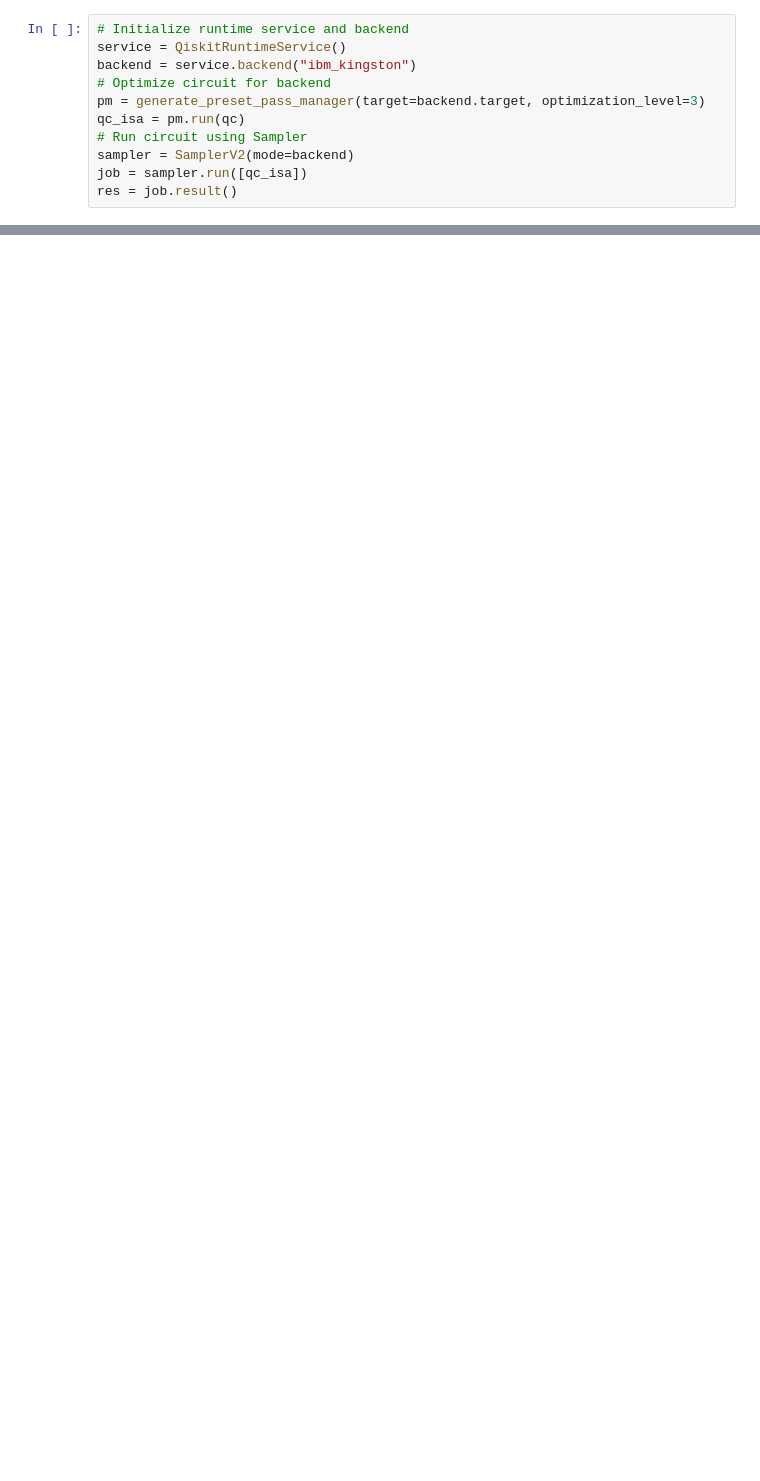
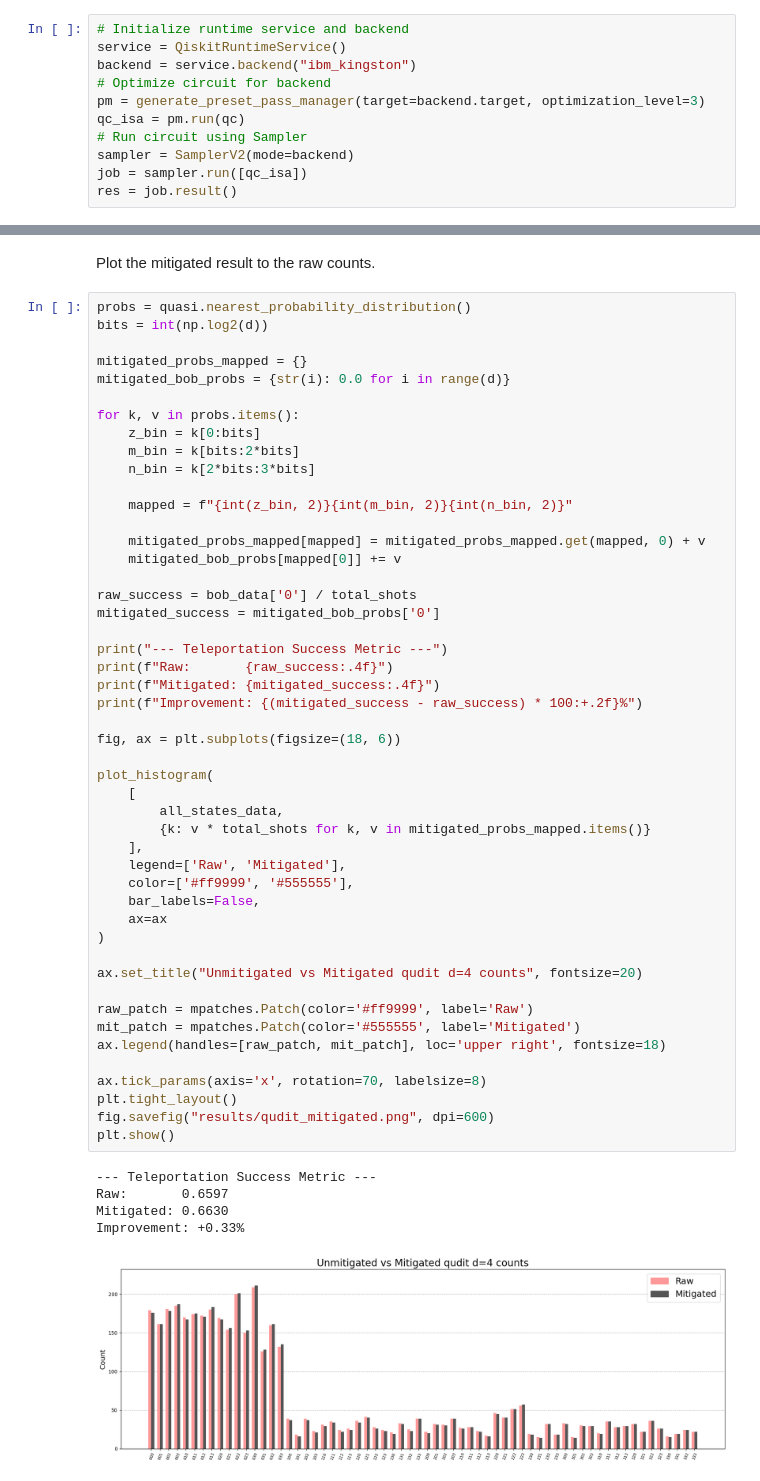
Before and after one commit to voj0152/Quantum_teleportation_thesis, a Jupyter notebook: qudit_2^n_teleportation.ipynb, the cells around one changed output, grey strips where cells are left out. Saved outputs shown, nothing was run; the diff lists cells and outputs as text; blank space fills up the shorter version.

```diff
--- a/qudit_2^n_teleportation.ipynb
+++ b/qudit_2^n_teleportation.ipynb
@@ -270,0 +236,56 @@ Improvement: +0.68%
+# %% [markdown]
+Plot the mitigated result to the raw counts.
+# %%
+probs = quasi.nearest_probability_distribution()
+bits = int(np.log2(d))
+
+mitigated_probs_mapped = {}
+mitigated_bob_probs = {str(i): 0.0 for i in range(d)}
+
+for k, v in probs.items():
+    z_bin = k[0:bits]
+    m_bin = k[bits:2*bits]
+    n_bin = k[2*bits:3*bits]
+
+    mapped = f"{int(z_bin, 2)}{int(m_bin, 2)}{int(n_bin, 2)}"
+
+    mitigated_probs_mapped[mapped] = mitigated_probs_mapped.get(mapped, 0) + v
+    mitigated_bob_probs[mapped[0]] += v
+
+raw_success = bob_data['0'] / total_shots
+mitigated_success = mitigated_bob_probs['0']
+
+print("--- Teleportation Success Metric ---")
+print(f"Raw:       {raw_success:.4f}")
+print(f"Mitigated: {mitigated_success:.4f}")
+print(f"Improvement: {(mitigated_success - raw_success) * 100:+.2f}%")
+
+fig, ax = plt.subplots(figsize=(18, 6))
+
+plot_histogram(
+    [
+        all_states_data,
+        {k: v * total_shots for k, v in mitigated_probs_mapped.items()}
+    ],
+    legend=['Raw', 'Mitigated'],
+    color=['#ff9999', '#555555'],
+    bar_labels=False,
+    ax=ax
+)
+
+ax.set_title("Unmitigated vs Mitigated qudit d=4 counts", fontsize=20)
+
+raw_patch = mpatches.Patch(color='#ff9999', label='Raw')
+mit_patch = mpatches.Patch(color='#555555', label='Mitigated')
+ax.legend(handles=[raw_patch, mit_patch], loc='upper right', fontsize=18)
+
+ax.tick_params(axis='x', rotation=70, labelsize=8)
+plt.tight_layout()
+fig.savefig("results/qudit_mitigated.png", dpi=600)
+plt.show()
+# %% [output]
+--- Teleportation Success Metric ---
+Raw:       0.6597
+Mitigated: 0.6630
+Improvement: +0.33%
+[figure, added]
```
Also changed, not shown: parts of 20 cells of this notebook, 8 other files.
